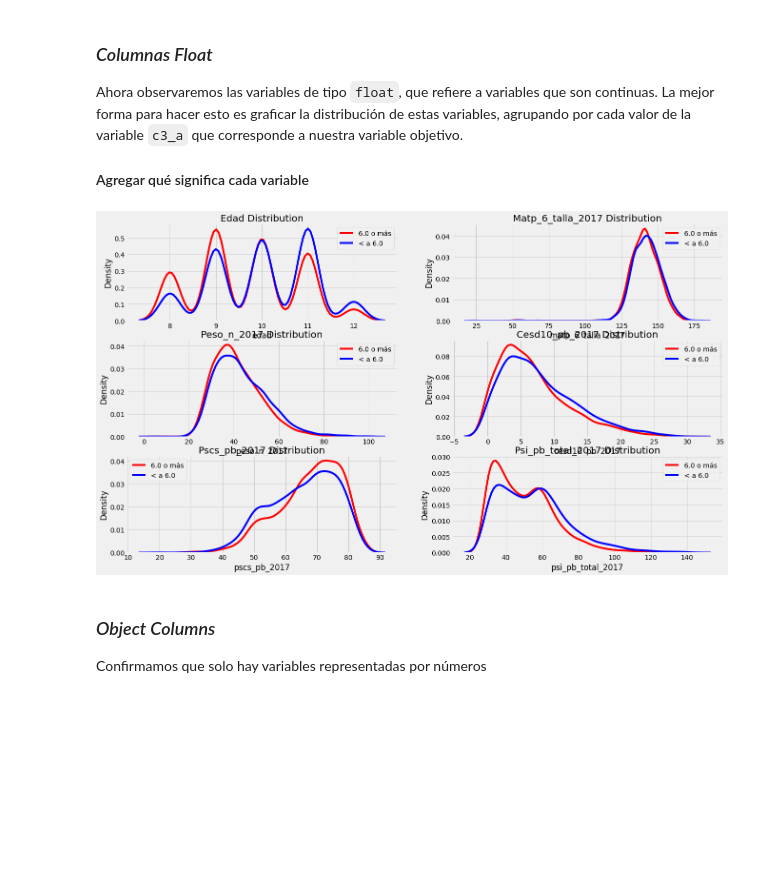
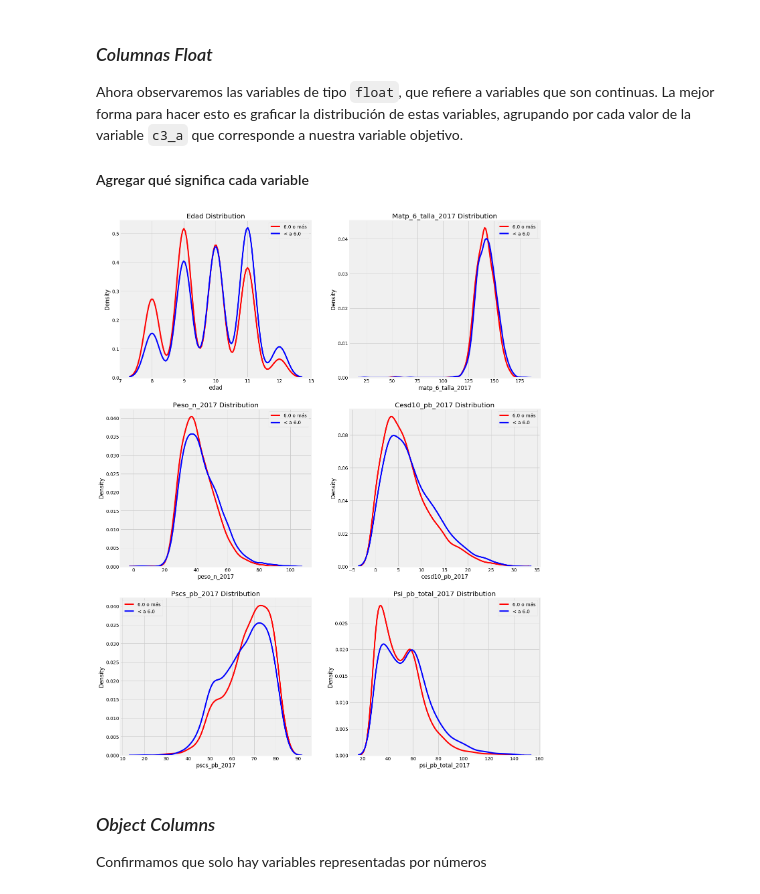
Before and after one commit to caracena/machine-learning-datos-abiertos, a Jupyter notebook: ELPI/ELPI_dicotomica.ipynb, the cells around one changed output. Cells and saved outputs as stored; diff of their text form; code cells hidden in the pictures; blank space fills up the shorter version.

```diff
--- a/ELPI/ELPI_dicotomica.ipynb
+++ b/ELPI/ELPI_dicotomica.ipynb
@@ -68,30 +68,31 @@ Ahora observaremos las variables de tipo `float`, que refiere a variables que so
 
 #### Agregar qué significa cada variable
 # %%
-
 from collections import OrderedDict
 
 plt.figure(figsize = (20, 16))
 plt.style.use('fivethirtyeight')
 
 # Color mapping
 colors = OrderedDict({1: 'red', 2: 'blue'})
 score_mapping = OrderedDict({1: '6.0 o más', 2: '< a 6.0'})
 
 cols = ['edad','matp_6_talla_2017', 'peso_n_2017', 'cesd10_pb_2017', 'pscs_pb_2017', 'psi_pb_total_2017']
 train_num = train[cols]
 # Iterate through the float columns
 for i, col in enumerate(train_num):
     ax = plt.subplot(4, 2, i + 1)
     # Iterate through the poverty levels
     for school_score, color in colors.items():
         # Plot each poverty level as a separate line
         sns.kdeplot(train.loc[train['c3_a'] == school_score, col].dropna(),
                     ax = ax, color = color, label = score_mapping[school_score])
 
         plt.title(f'{col.capitalize()} Distribution'); plt.xlabel(f'{col}'); plt.ylabel('Density')
+
+plt.subplots_adjust(top = 2)
 # %% [output]
-[figure, old version]
+[figure, new version]
 # %% [markdown]
 ### *Object Columns*
 
```
Also changed, not shown: parts of 14 cells of this notebook, 3 other files.
